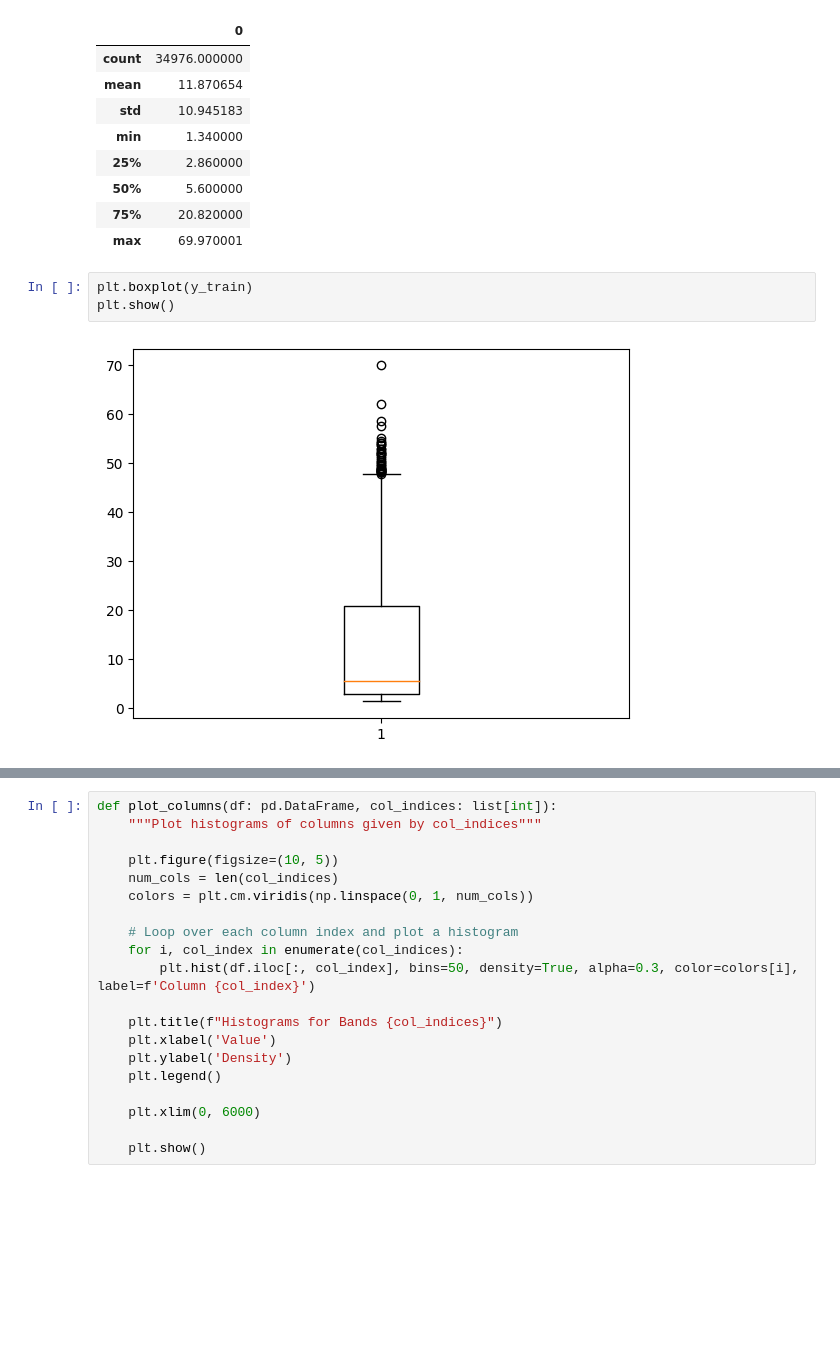
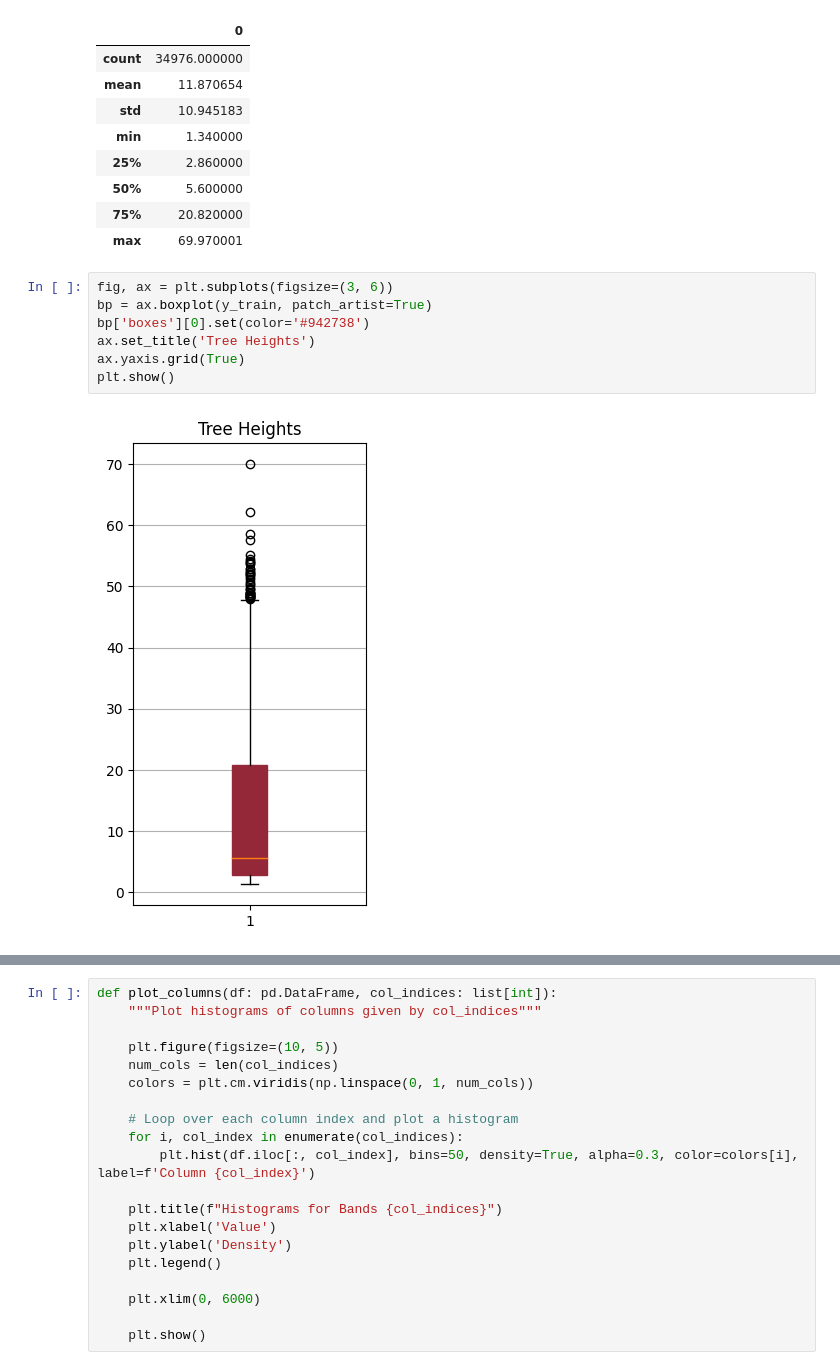
Before and after one commit to SvenLigensa/da2-casestudy, a Jupyter notebook: 1_DataExploration/1_2_ComputeStatistics.ipynb, the cells around one changed output, grey strips where cells are left out. Cells and saved outputs as stored; diff of their text form; blank space fills up the shorter version.

```diff
--- a/1_DataExploration/1_2_ComputeStatistics.ipynb
+++ b/1_DataExploration/1_2_ComputeStatistics.ipynb
@@ -102,11 +104,15 @@ y_train.describe()
 | 50% | 5.600000 |
 | 75% | 20.820000 |
 | max | 69.970001 |
-# %%
-plt.boxplot(y_train)
-plt.show()
-# %% [output]
-[figure, removed]
+# %%
+fig, ax = plt.subplots(figsize=(3, 6))
+bp = ax.boxplot(y_train, patch_artist=True)
+bp['boxes'][0].set(color='#942738')
+ax.set_title('Tree Heights')
+ax.yaxis.grid(True)
+plt.show()
+# %% [output]
+[figure, added]
 # %%
 y_train = np.load('../data/y_train.npy')
 y_train_sorted = np.sort(y_train)
```
Also changed, not shown: parts of 4 cells of this notebook, 3 other files.
